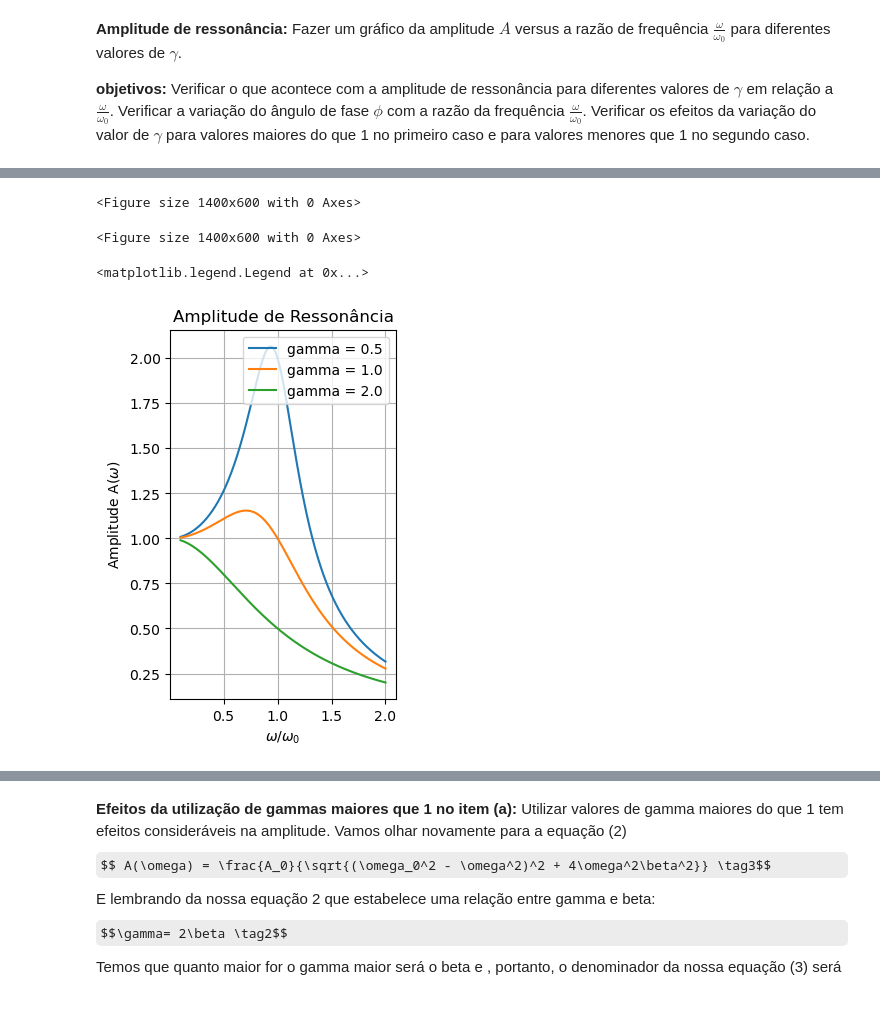
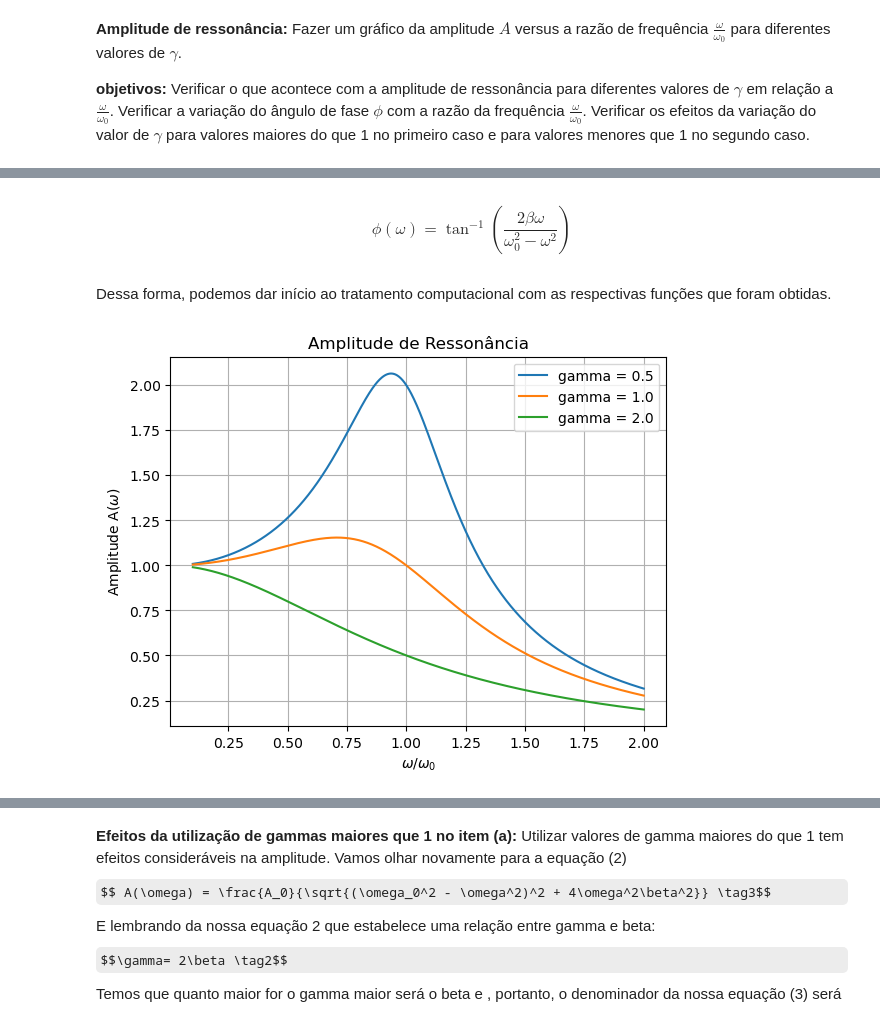
Before and after one commit to manels15/Mec_classica_1, a Jupyter notebook: Lista 1.ipynb, the cells around one changed output, grey strips where cells are left out. Cells and saved outputs as stored; diff of their text form; code cells hidden in the pictures; some formulas as TeX source.

```diff
--- a/Lista 1.ipynb
+++ b/Lista 1.ipynb
@@ -1248,3 +1262,10 @@ Dessa forma, podemos dar início ao tratamento computacional com as respectivas
+# %% [markdown]
+$$
+\phi(\omega)= \tan^{-1}\left(\frac{2\beta\omega}{\omega_0^2 - \omega^2}\right)
+\tag{10.4}
+$$
+# %% [markdown]
+Dessa forma, podemos dar início ao tratamento computacional com as respectivas funções que foram obtidas.
 # %%
 #Importando as bibliotecas necessárias para a criação das funções e visualização gráfica
 import numpy as np
@@ -1260,27 +1281,20 @@ omega0 = np.sqrt(k/m)  # Frequência natural
 gammas = [0.5, 1.0, 2.0]
 # Frequências para simular
 omega = np.linspace(0.1, 2*omega0, 1000)
-# %%
-#Padronização das figuras
-plt.figure(figsize=(14,6))
-# %% [output]
-<Figure size 1400x600 with 0 Axes>
-<Figure size 1400x600 with 0 Axes>
 # %%
 # Gráfico da amplitude
-plt.subplot(1,2,1)
 for gamma in gammas:
     beta = gamma/2
     A = (F0/m) / np.sqrt( (omega0**2 - omega**2)**2 + (2*beta*omega)**2 )
     plt.plot(omega/omega0, A, label=f'gamma = {gamma}')
 
 plt.xlabel(r'$\omega/\omega_0$')
 plt.ylabel('Amplitude A($\omega$)')
 plt.title('Amplitude de Ressonância')
 plt.grid(True)
 plt.legend()
+plt.show()
 # %% [output]
-<matplotlib.legend.Legend at 0x...>
-[figure, old version]
+[figure, new version]
 # %%
 # Gráfico do ângulo de fase
```
Also changed, not shown: parts of 10 cells of this notebook.
